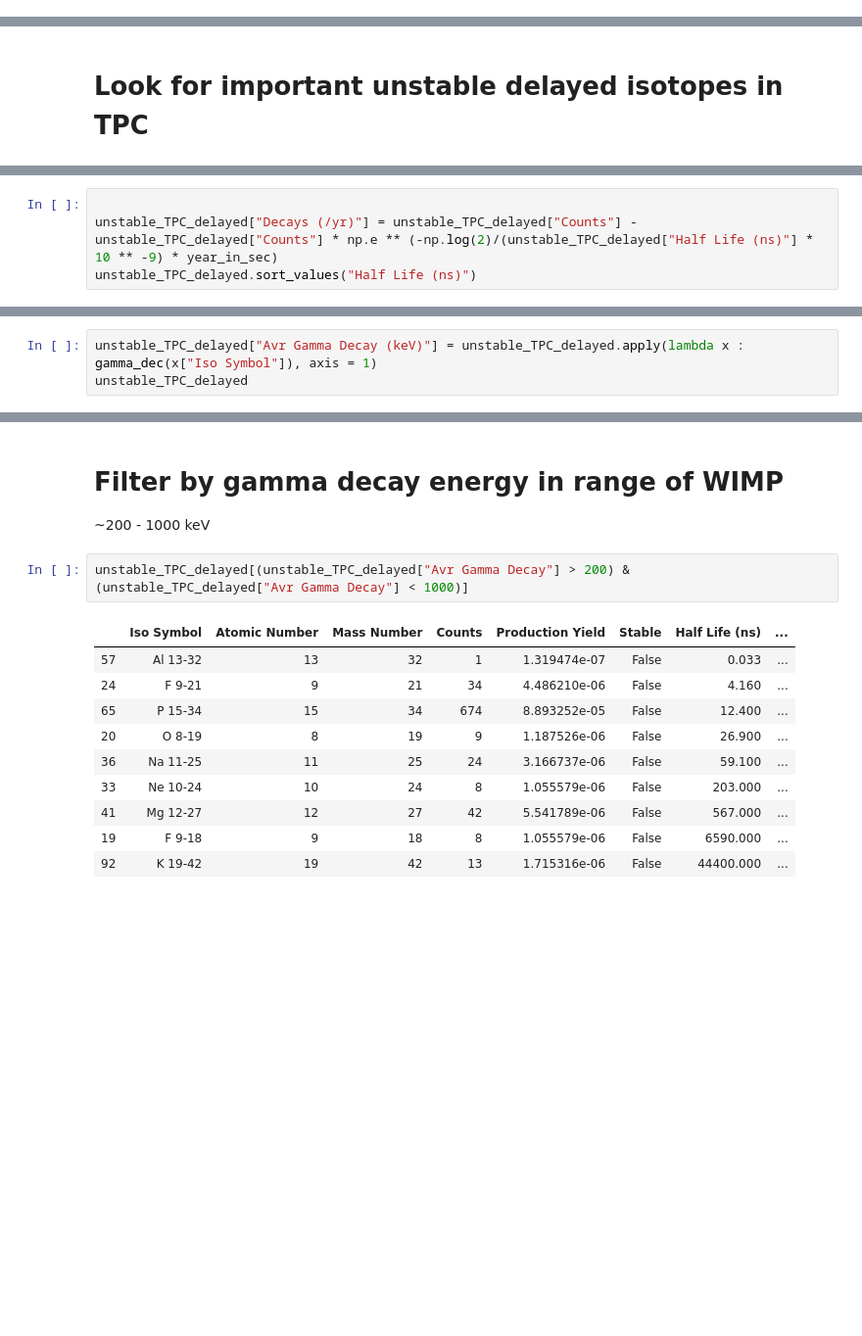
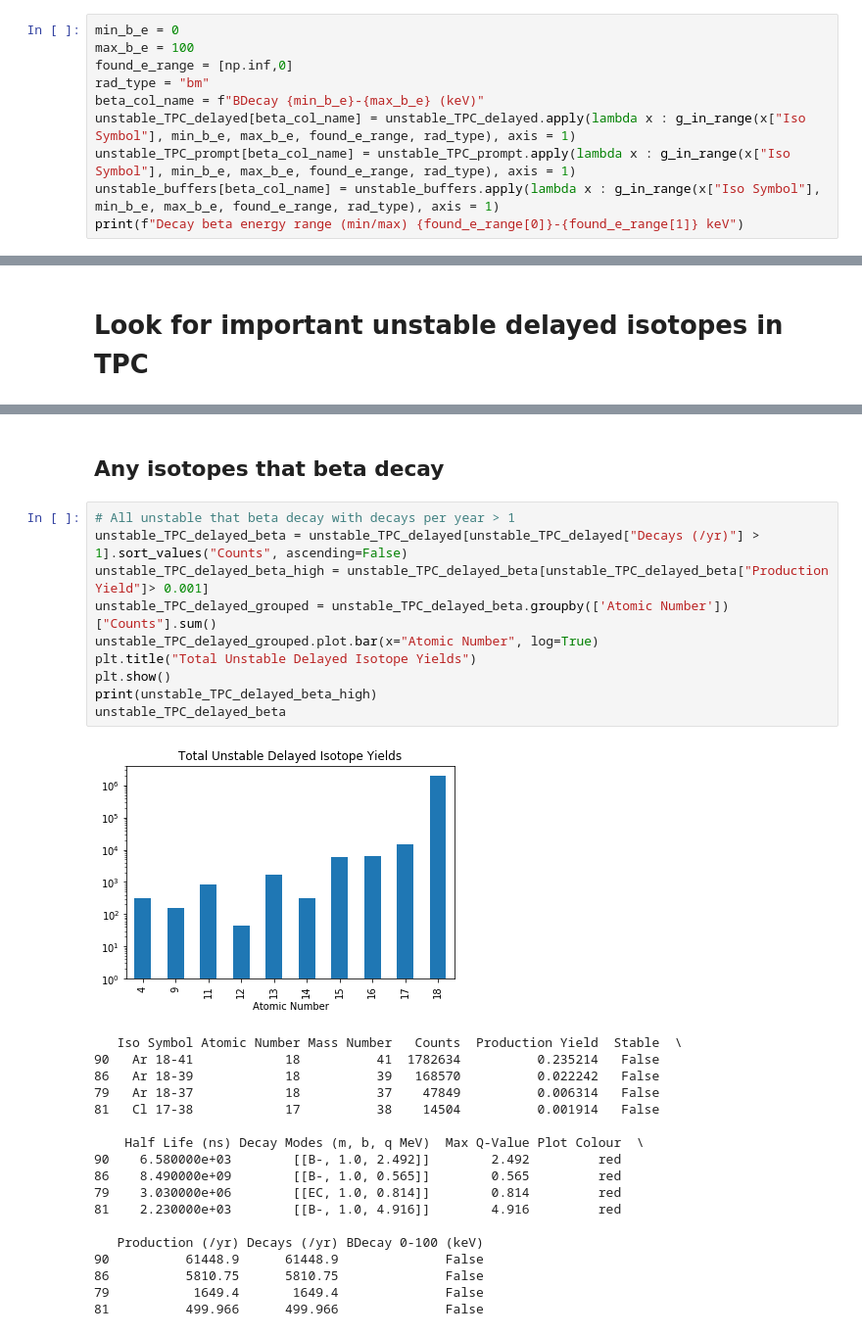
Before and after one commit to TomSB1423/nucleide_data, a Jupyter notebook: vol_counts.ipynb, the cells around one changed output, grey strips where cells are left out. Shown at 98% size. Saved outputs shown, nothing was run; the diff lists cells and outputs as text; blank space fills up the shorter version.

```diff
--- a/vol_counts.ipynb
+++ b/vol_counts.ipynb
@@ -131,0 +231,10 @@ Total Activity (/yr): 69985.48776284038
+# %%
+min_b_e = 0
+max_b_e = 100
+found_e_range = [np.inf,0]
+rad_type = "bm"
+beta_col_name = f"BDecay {min_b_e}-{max_b_e} (keV)"
+unstable_TPC_delayed[beta_col_name] = unstable_TPC_delayed.apply(lambda x : g_in_range(x["Iso Symbol"], min_b_e, max_b_e, found_e_range, rad_type), axis = 1)
+unstable_TPC_prompt[beta_col_name] = unstable_TPC_prompt.apply(lambda x : g_in_range(x["Iso Symbol"], min_b_e, max_b_e, found_e_range, rad_type), axis = 1)
+unstable_buffers[beta_col_name] = unstable_buffers.apply(lambda x : g_in_range(x["Iso Symbol"], min_b_e, max_b_e, found_e_range, rad_type), axis = 1)
+print(f"Decay beta energy range (min/max) {found_e_range[0]}-{found_e_range[1]} keV")
@@ -157,4 +279,0 @@ unstable_TPC_delayed
-# %%
-
-unstable_TPC_delayed["Decays (/yr)"] = unstable_TPC_delayed["Counts"] - unstable_TPC_delayed["Counts"] * np.e ** (-np.log(2)/(unstable_TPC_delayed["Half Life (ns)"] * 10 ** -9) * year_in_sec)
-unstable_TPC_delayed.sort_values("Half Life (ns)")
@@ -231,3 +279,0 @@ def gamma_dec(iso_sym):
-# %%
-unstable_TPC_delayed["Avr Gamma Decay (keV)"] = unstable_TPC_delayed.apply(lambda x : gamma_dec(x["Iso Symbol"]), axis = 1)
-unstable_TPC_delayed
@@ -269,16 +280,31 @@ unstable_TPC_delayed
-# %% [markdown]
-# Filter by gamma decay energy in range of WIMP
-~200 - 1000 keV
-# %%
-unstable_TPC_delayed[(unstable_TPC_delayed["Avr Gamma Decay"] > 200) & (unstable_TPC_delayed["Avr Gamma Decay"] < 1000)]
-# %% [output]
-|  | Iso Symbol | Atomic Number | Mass Number | Counts | Production Yield | Stable | Half Life (ns) | ... |
-| 57 | Al 13-32 | 13 | 32 | 1 | 1.319474e-07 | False | 0.033 | ... |
-| 24 | F 9-21 | 9 | 21 | 34 | 4.486210e-06 | False | 4.160 | ... |
-| 65 | P 15-34 | 15 | 34 | 674 | 8.893252e-05 | False | 12.400 | ... |
-| 20 | O 8-19 | 8 | 19 | 9 | 1.187526e-06 | False | 26.900 | ... |
-| 36 | Na 11-25 | 11 | 25 | 24 | 3.166737e-06 | False | 59.100 | ... |
-| 33 | Ne 10-24 | 10 | 24 | 8 | 1.055579e-06 | False | 203.000 | ... |
-| 41 | Mg 12-27 | 12 | 27 | 42 | 5.541789e-06 | False | 567.000 | ... |
-| 19 | F 9-18 | 9 | 18 | 8 | 1.055579e-06 | False | 6590.000 | ... |
-| 92 | K 19-42 | 19 | 42 | 13 | 1.715316e-06 | False | 44400.000 | ... |
+# %% [markdown]
+## Any isotopes that beta decay
+# %%
+# All unstable that beta decay with decays per year > 1
+unstable_TPC_delayed_beta = unstable_TPC_delayed[unstable_TPC_delayed["Decays (/yr)"] > 1].sort_values("Counts", ascending=False)
+unstable_TPC_delayed_beta_high = unstable_TPC_delayed_beta[unstable_TPC_delayed_beta["Production Yield"]> 0.001]
+unstable_TPC_delayed_grouped = unstable_TPC_delayed_beta.groupby(['Atomic Number'])["Counts"].sum()
+unstable_TPC_delayed_grouped.plot.bar(x="Atomic Number", log=True)
+plt.title("Total Unstable Delayed Isotope Yields")
+plt.show()
+print(unstable_TPC_delayed_beta_high)
+unstable_TPC_delayed_beta
+# %% [output]
+[figure, added]
+   Iso Symbol Atomic Number Mass Number   Counts  Production Yield  Stable  \
+90   Ar 18-41            18          41  1782634          0.235214   False
+86   Ar 18-39            18          39   168570          0.022242   False
+79   Ar 18-37            18          37    47849          0.006314   False
+81   Cl 17-38            17          38    14504          0.001914   False
+
+    Half Life (ns) Decay Modes (m, b, q MeV)  Max Q-Value Plot Colour  \
+90    6.580000e+03        [[B-, 1.0, 2.492]]        2.492         red
+86    8.490000e+09        [[B-, 1.0, 0.565]]        0.565         red
+79    3.030000e+06        [[EC, 1.0, 0.814]]        0.814         red
+81    2.230000e+03        [[B-, 1.0, 4.916]]        4.916         red
+
+   Production (/yr) Decays (/yr) BDecay 0-100 (keV)
+90          61448.9      61448.9              False
+86          5810.75      5810.75              False
+79           1649.4       1649.4              False
+81          499.966      499.966              False
```
Also changed, not shown: parts of 54 cells of this notebook, 6 other files.
